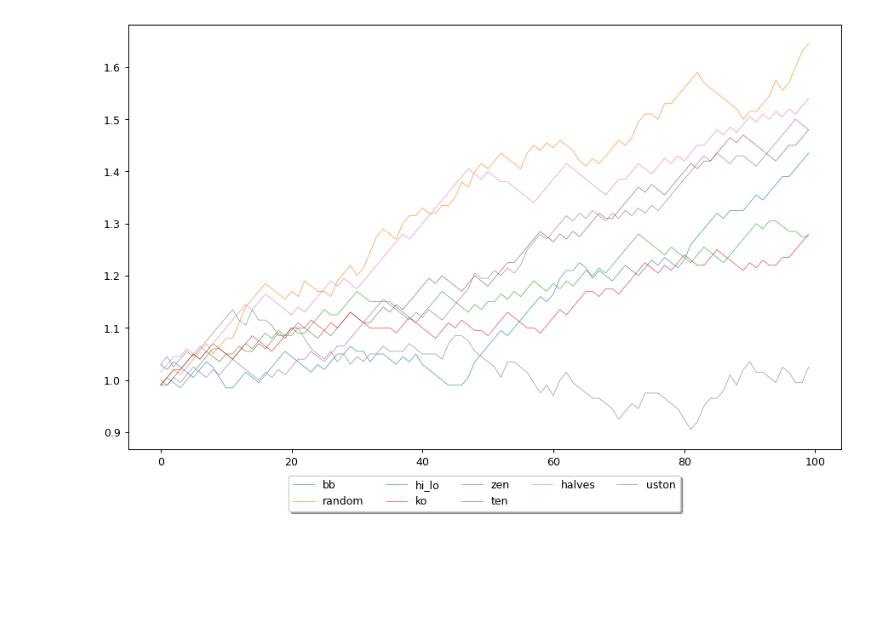
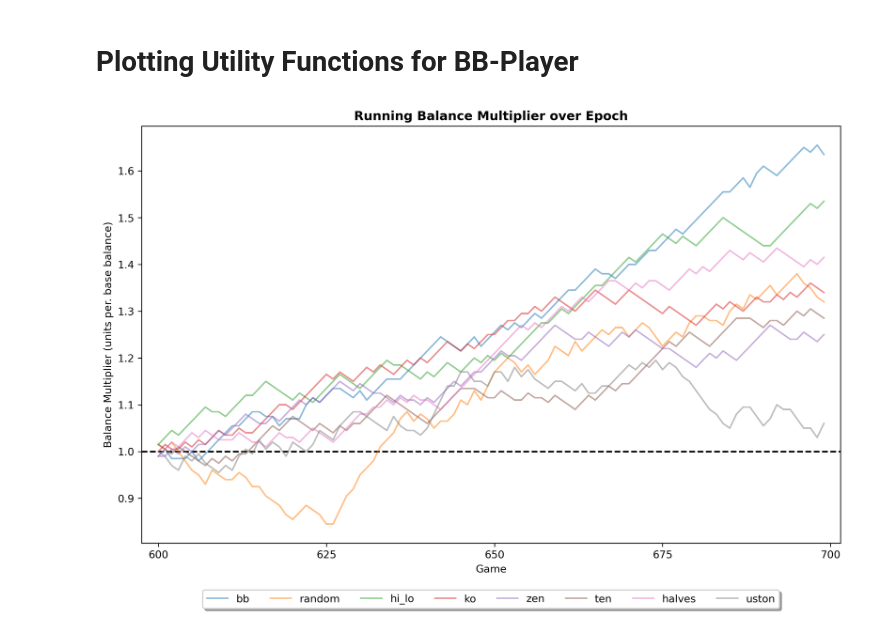
Before and after one commit to hlakams/bb-player, a Jupyter notebook: plotter.ipynb, the cells around one changed output. Saved outputs shown, nothing was run; the diff lists cells and outputs as text; code cells hidden in the pictures; blank space fills up the shorter version.

Commit message:
well-defined balance multiplier plot fn

```diff
--- a/plotter.ipynb
+++ b/plotter.ipynb
@@ -0,0 +1,2 @@
+# %% [markdown]
+# Plotting Utility Functions for BB-Player
@@ -1,32 +8,52 @@
+# %%
+# read in balance csv
+df_import = pd.read_csv('running_balance_OLD.csv')
+
+# set strategy names
+names = [
+    "bb",
+    "random",
+    "hi_lo",
+    "ko",
+    "zen",
+    "ten",
+    "halves",
+    "uston"
+]
 # %%
-import matplotlib.pyplot as plt
-import pandas as pd
+# a selective plotting function (by chosen subset of data)
+def plot_running_balance(df_balance: pd.DataFrame, names: list[str], min_index: int, max_index: int) -> None:
+    # set up plot
+    fig, ax = plt.subplots(1,1, figsize=(12,8), dpi=300)
 
-df_import = pd.read_csv('running_balance.csv')
-names = [
-    "bb",
-    "random",
-    "hi_lo",
-    "ko",
-    "zen",
-    "ten",
-    "halves",
-    "uston"
-]
+    # threshold line
+    ax.axhline(1.0, linestyle='--', color='black')
 
-def plot_running_balance(df_balance: pd.DataFrame, names: list[str]) -> None:
-    fig, ax = plt.subplots(1,1, figsize=(12,8), dpi=90)
+    # plot selected outcomes for all strategies
+    for name in names:
+        df_balance[name][min_index:max_index].plot(ax=ax, label=name, alpha=0.5, linewidth=1.5)
 
-    for name in names:
-        df_balance[name][0:100].plot(ax=ax, label=name, alpha=0.9, linewidth=0.5)
-
+    # configure main plot for legend
     box = ax.get_position()
     ax.set_position([box.x0, box.y0 + box.height * 0.1, box.width, box.height * 0.9])
+    # add legend
+    ax.legend(loc='upper center', bbox_to_anchor=(0.5, -0.1), fancybox=True, shadow=True, ncol=len(names) + 1)
 
-    ax.legend(loc='upper center', bbox_to_anchor=(0.5, -0.05), fancybox=True, shadow=True, ncol=5)
+    # make the plot a bit more readable
+    ax.set_title('Running Balance Multiplier over Epoch', fontweight='bold')
+    ax.set_xlabel('Game')
+    ax.set_ylabel('Balance Multiplier (units per. base balance)')
+    # define xticks separation
+    separation = 20
+    tick_factor = int(np.floor(max_index - min_index) / separation)
+    ax.set_xticks(np.linspace(min_index, max_index, tick_factor))
+    # and some stylistic choices
+    ax.margins(x=0.025)
 
+    # show final plot
     plt.show()
-
-plot_running_balance(df_import, names)
-# %% [output]
-[figure, removed]
+# %%
+# plot the subset of data in epoch #7
+plot_running_balance(df_import, names, 600, 700)
+# %% [output]
+[figure, added]
```
Also changed, not shown: parts of 1 cell of this notebook, 1 other file.
